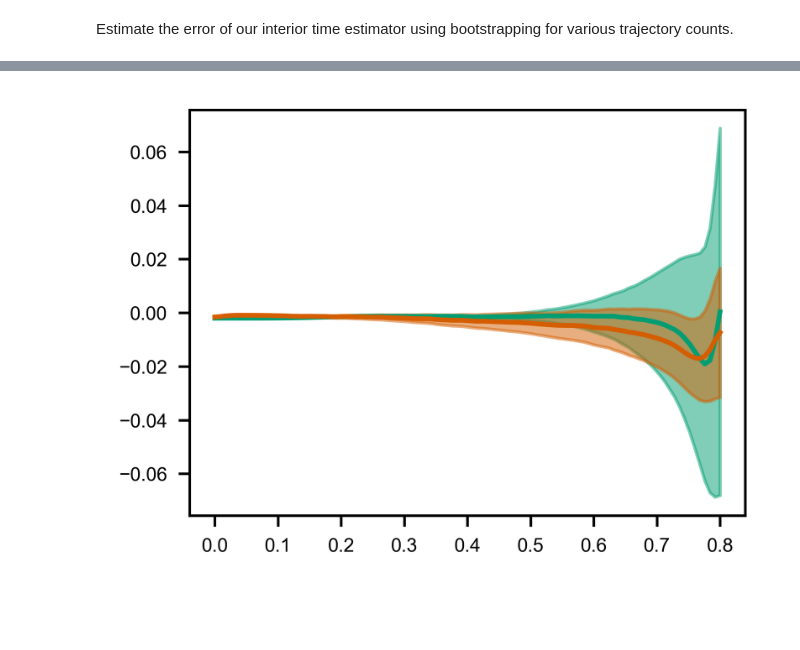
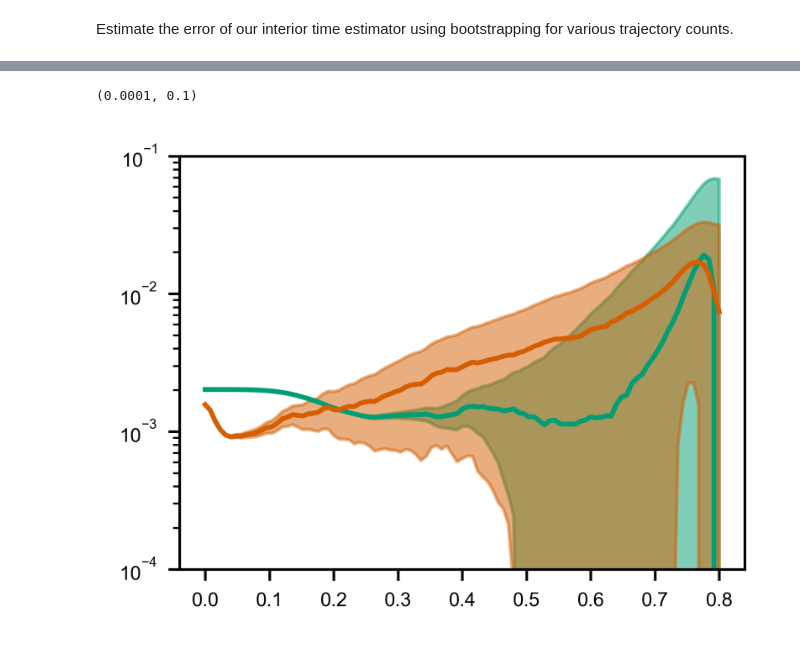
Before and after one commit to brunobeltran/multi_locus_analysis, a Jupyter notebook: notebooks/interior-esimator-error.ipynb, the cells around one changed output, grey strips where cells are left out. Cells and saved outputs as stored; diff of their text form; code cells hidden in the pictures; blank space fills up the shorter version.

```diff
--- a/notebooks/interior-esimator-error.ipynb
+++ b/notebooks/interior-esimator-error.ipynb
@@ -185,0 +55,3 @@ import matplotlib.pyplot as plt
+# %%
+Nboot_Ntraj = [(10**(5-k), 10**k) for k in [2, 3, 4, 5]]
+Nboot_Ntraj
@@ -185,0 +60,10 @@ import matplotlib.pyplot as plt
+# %%
+err_aves = []
+err_stds = []
+for N_boot, N_traj_per_boot in Nboot_Ntraj:
+    err_t, err_ave, err_std = fw.bootstrap_int_error(var_pair)
+# %%
+for var in var_pair:
+    plt.plot(err_t, err_std[var.name], color=var.color)
+    plt.plot(err_t, dfw_e*T/(T - err_t))
+    plt.yscale('log')
@@ -186,16 +72,19 @@ import matplotlib.pyplot as plt
 # %%
 fig, ax = plt.subplots()
 for var in var_pair:
-    ax.plot(err_t, err_ave[var.name], c=var.color)
+    ax.plot(err_t, -err_ave[var.name], c=var.color)
     ax.fill_between(
         err_t,
-        err_ave[var.name] - 2*err_std[var.name],
-        err_ave[var.name] + 2*err_std[var.name],
+        -err_ave[var.name] - 2*err_std[var.name],
+        -err_ave[var.name] + 2*err_std[var.name],
         alpha=0.5,
         color=var.color
     )
+plt.yscale('log')
+plt.ylim([1e-4, 1e-1])
 # %% [output]
+(0.0001, 0.1)
-[figure, old version]
+[figure, new version]
 # %%
 import pickle
 # %%
```
Also changed, not shown: parts of 12 cells of this notebook, 2 other files.
